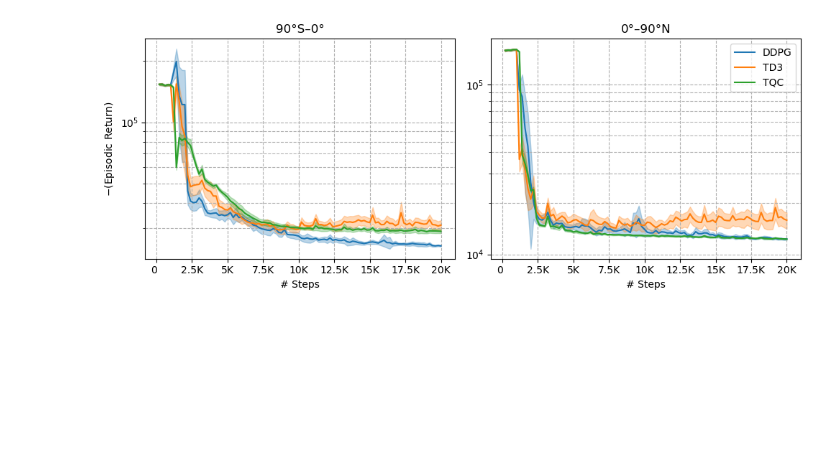
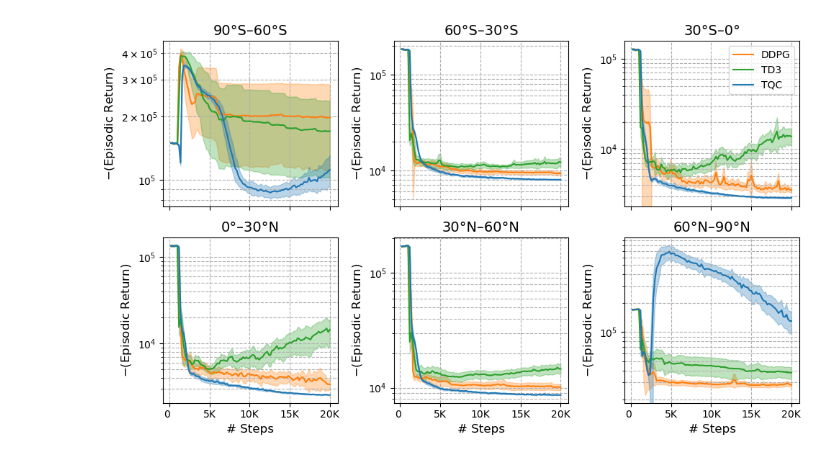
Before and after one commit to p3jitnath/climate-rl-fedRL, a Jupyter notebook: notebooks/EBM 2.401 - Generate ebm-v2 FedRL Results.ipynb, the cells around one changed output. Cells and saved outputs as stored; diff of their text form; code cells hidden in the pictures; blank space fills up the shorter version.

Commit message:
changes in plotting code inside notebooks

```diff
--- a/notebooks/EBM 2.401 - Generate ebm-v2 FedRL Results.ipynb
+++ b/notebooks/EBM 2.401 - Generate ebm-v2 FedRL Results.ipynb
@@ -30,9 +30,9 @@ IMGS_DIR = f"{BASE_DIR}/results/imgs/"
 
 # EXP_ID = "ebm-v2-optim-L-20k-a6-fed05"
 # EXP_ID = "ebm-v2-optim-L-20k-a6-fed10"
-# EXP_ID = "ebm-v2-optim-L-20k-a6-nofed"
+EXP_ID = "ebm-v2-optim-L-20k-a6-nofed"
 
-EXP_ID = "ebm-v2-optim-L-20k-a2-fed05"
+# EXP_ID = "ebm-v2-optim-L-20k-a2-fed05"
 # EXP_ID = "ebm-v2-optim-L-20k-a2-fed10"
 # EXP_ID = "ebm-v2-optim-L-20k-a2-nofed"
 
@@ -146,42 +146,54 @@ if num_clients == 6:
         "60°N–90°N",
     ]
 
+default_colours = plt.rcParams["axes.prop_cycle"].by_key()["color"]
+algo_colours = {
+    "tqc": default_colours[0],  # ebm-v1: blue
+    "ddpg": default_colours[1],  # ebm-v1: orange
+    "td3": default_colours[2],  # ebm-v1: green
+}
+
 axes = axes.flatten()
 
 for cid in range(num_clients):
     ax = axes[cid]
     for idx, algo in enumerate(algos):
         episodes, _, means, std_devs = retrieve_plot_data(data, algo, cid)
         global_steps = [NUM_STEPS * x for x in episodes]
 
-        (line,) = ax.plot(global_steps, means, label=f"{algo.upper()}")
+        (line,) = ax.plot(
+            global_steps,
+            means,
+            label=f"{algo.upper()}",
+            color=algo_colours.get(algo, "k"),
+        )
         ax.fill_between(
             global_steps,
             np.array(means) - 1.96 * np.array(std_devs),
             np.array(means) + 1.96 * np.array(std_devs),
-            color=line.get_color(),
+            color=algo_colours.get(algo, "k"),
             alpha=0.3,
         )
-    ax.set_title(f"{labels[cid]}")
+    ax.set_title(f"{labels[cid]}", fontsize=14)
     ax.set_yscale("log")
     ax.grid(True, which="both", ls="--")
     ax.xaxis.set_major_formatter(plt.FuncFormatter(format_func))
-    if cid % 3 == 0:
-        ax.set_ylabel("$-\mathrm{(Episodic~Return)}$")
+    ax.set_ylabel("$-\mathrm{(Episodic~Return)}$", fontsize=12)
+    ax.tick_params(axis="both", which="major", labelsize=10)
     if (num_clients == 2 and cid >= 0) or (num_clients == 6 and cid >= 3):
-        ax.set_xlabel("# Steps")
+        ax.set_xlabel("# Steps", fontsize=12)
     if (num_clients == 2 and cid == 1) or (num_clients == 6 and cid == 2):
-        ax.legend()
+        ax.legend(fontsize=10)
 
 plt.tight_layout()
 
 for ext in ["pdf", "png"]:
     plt.savefig(
         f"{IMGS_DIR}/{ext}/{EXP_ID}_log10_cid_episodic_returns.{ext}",
         dpi=300,
         bbox_inches="tight",
     )
 
 plt.show()
 # %% [output]
-[figure, old version]
+[figure, new version]
```
Also changed, not shown: parts of 1 cell of this notebook, 36 other files.
